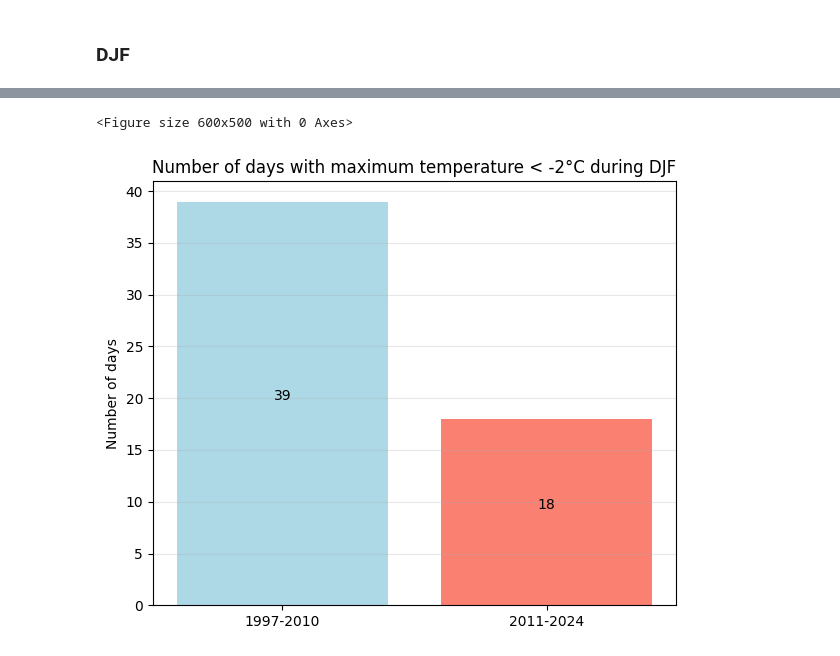
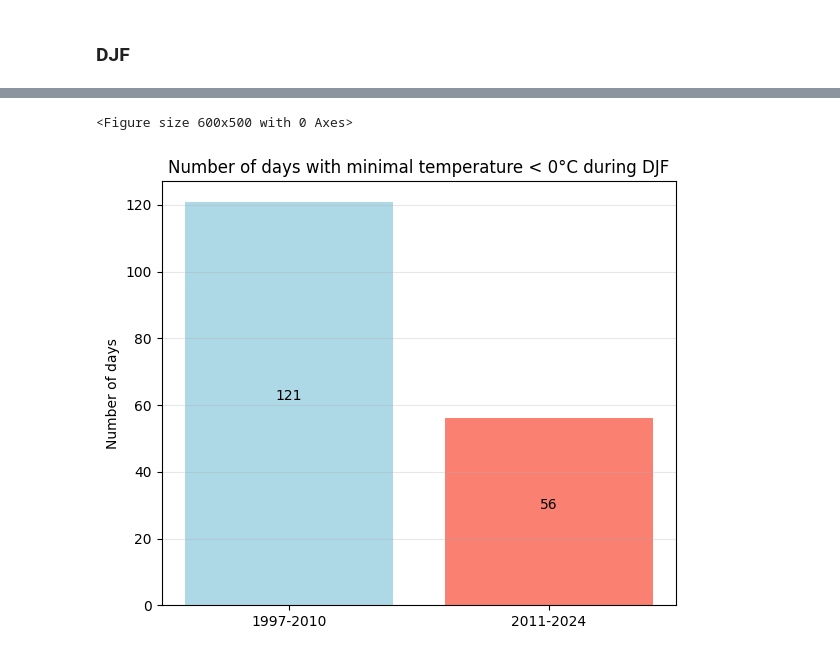
Before and after one commit to leopaulbaleneenm-source/Climate_Change_PO, a Jupyter notebook: notebooks/temp/min_temp_viz.ipynb, the cells around one changed output, grey strips where cells are left out. Saved outputs shown, nothing was run; the diff lists cells and outputs as text; code cells hidden in the pictures.

```diff
--- a/notebooks/temp/min_temp_viz.ipynb
+++ b/notebooks/temp/min_temp_viz.ipynb
@@ -11,6 +13,6 @@ directory = os.chdir("/home/leopaul/po_proj/")
 # %%
 sr = open_data(
-    "FRNOR.RR2025010565429.PPDH.KEYuAAuu91dxAxu2BfU7xuA.csv",
+    "data/FRNOR.RR2025010565429.PPDH.KEYuAAuu91dxAxu2BfU7xuA.csv",
     "TN"
 )
 # %% [output]
@@ -179,7 +182,8 @@ thresholds(
     months_letter="DJF",
     first_sr=sr_frst_d,
     second_sr=sr_snd_d,
-    threshold=-2,
+    threshold=0,
+    data_type="minimal",
     periods=["1997-2010", "2011-2024"],
     study_sign="<"
 )
@@ -191,2 +195,2 @@ The corresponding dates are : [Timestamp('2011-01-26 00:00:00'), Timestamp('2011
 <Figure size 600x500 with 0 Axes>
-[figure, old version]
+[figure, new version]
```
Also changed, not shown: parts of 3 cells of this notebook, 14 other files.
